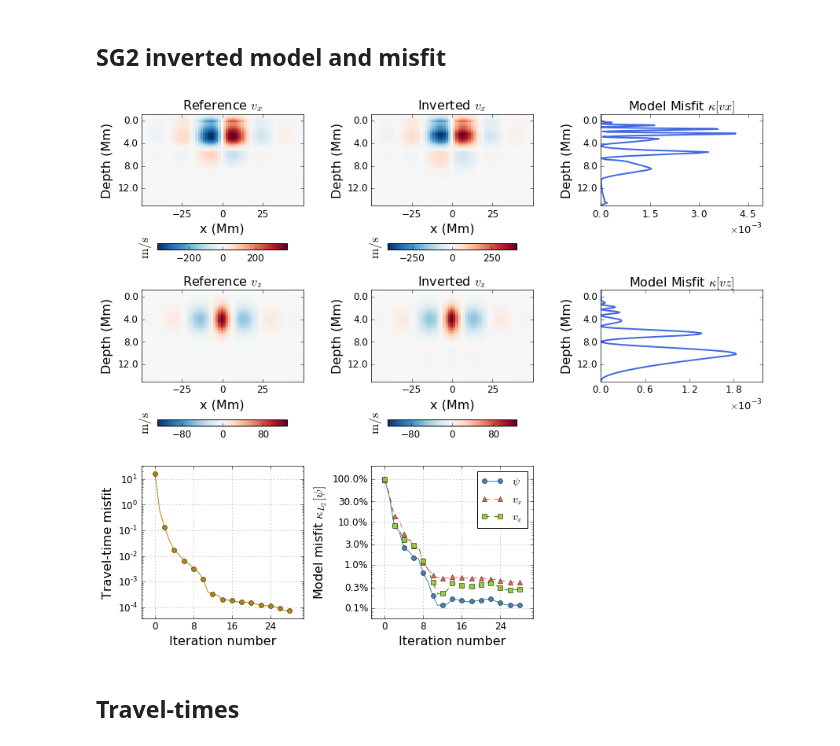
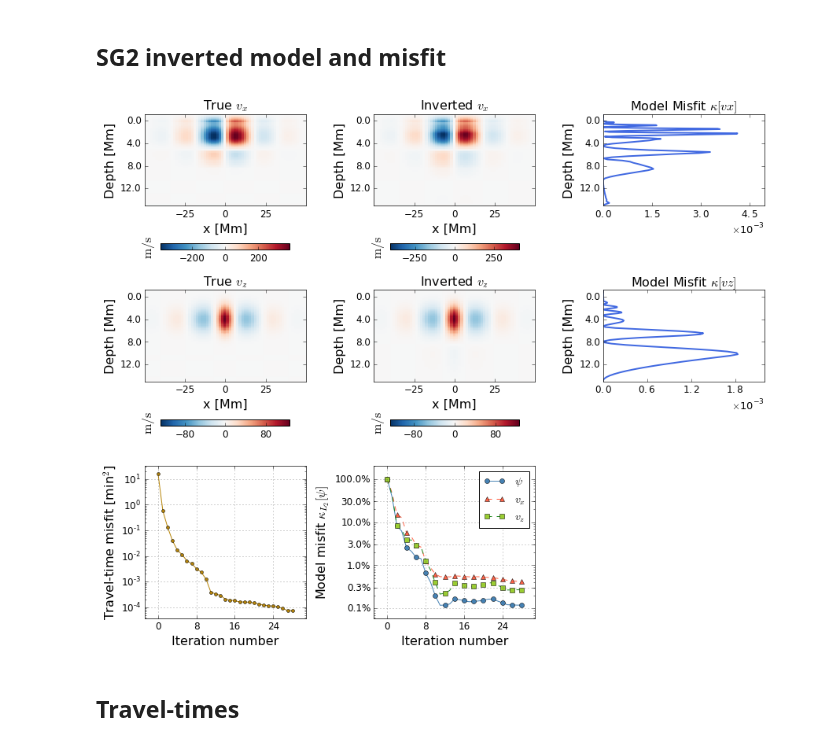
Before and after one commit to jishnub/sparc_flows, a Jupyter notebook: plots_2017_paper.ipynb, the cells around one changed output. Drawn from its saved outputs; the diff is of its cells as text; code cells hidden in the pictures.

```diff
--- a/plots_2017_paper.ipynb
+++ b/plots_2017_paper.ipynb
@@ -320,8 +320,8 @@ def add_subplot(sp_index,array,title=""):
     plt.title(title,y=1.01,fontsize=16)
     ax.set_xlim(-50,50)
     ax.set_ylim(-15,z.max())
-    ax.set_xlabel("x (Mm)",fontsize=16)
-    ax.set_ylabel("Depth (Mm)",fontsize=16)
+    ax.set_xlabel("x [Mm]",fontsize=16)
+    ax.set_ylabel("Depth [Mm]",fontsize=16)
     ax.xaxis.set_major_locator(ticker.MaxNLocator(4,prune="both"))
     ax.yaxis.set_major_locator(ticker.MaxNLocator(5,prune="both"))
     ax.yaxis.set_major_formatter(ticker.FuncFormatter(remove_neg))
@@ -329,10 +329,10 @@ def add_subplot(sp_index,array,title=""):
     axlist[sp_index]=ax
     cblist[sp_index]=cb
 
-add_subplot(331,true_vx,title="Reference $v_x$")
+add_subplot(331,true_vx,title="True $v_x$")
 add_subplot(332,current_vx,title="Inverted $v_x$")
 add_subplot(333,true_vx)
-add_subplot(334,true_vz,title="Reference $v_z$")
+add_subplot(334,true_vz,title="True $v_z$")
 add_subplot(335,current_vz,title="Inverted $v_z$")
 add_subplot(336,true_vz)
 
@@ -350,10 +350,10 @@ for fileno,misfitfile in enumerate(misfitfiles):
 
 
 axlist[337]=plt.subplot(337)
-plotdict = dict(color='darkgoldenrod',marker='o',ls='solid',zorder=1,markevery=2)
+plotdict = dict(color='darkgoldenrod',marker='o',ls='solid',zorder=1,markevery=1,ms=4)
 plt.semilogy(range(len(misfitfiles)),total_misfit,**plotdict)
 plt.tick_params(axis='both', which='major', labelsize=12)
-plt.ylabel('Travel-time misfit',fontsize=16)
+plt.ylabel('Travel-time misfit [min$^2$]',fontsize=16)
 plt.xlabel("Iteration number",fontsize=16)
 plt.margins(x=0.1)
 plt.gca().xaxis.set_major_locator(ticker.MaxNLocator(nbins=6,integer=True,prune="lower"))
@@ -368,10 +368,11 @@ with np.load(os.path.join(datadir,'true_psi_coeffs.npz')) as f:
     kz = f['kz']
 
 psi_true = interpolate.splev(z,(tz,cz_true,kz),ext=1)
+psi_start = interpolate.splev(z,(tz,cz_top,kz),ext=1)
 
-psi_norm = integrate.simps(psi_true**2,x=z)
-vz_norm = integrate.simps(c_sound**2*psi_true**2,x=z)
-vx_norm = integrate.simps(1/rho**2*ddz(rho*c_sound*psi_true)**2,x=z)
+psi_norm = integrate.simps((psi_true-psi_start)**2,x=z)
+vz_norm = integrate.simps(c_sound**2*(psi_true-psi_start)**2,x=z)
+vx_norm = integrate.simps(1/rho**2*ddz(rho*c_sound*(psi_true-psi_start))**2,x=z)
 
 misfit_psi = []
 misfit_vx = []
@@ -392,16 +393,16 @@ for iterno in xrange(len(misfitfiles)):
     misfit_vx_i = integrate.simps(1/rho**2*ddz(rho*c_sound*(psi_true-psi_model))**2,x=z)/vx_norm
     misfit_vx.append(misfit_vx_i)
 
-axlist[338].semilogy(misfit_psi,linestyle='solid',marker='o',
+psi_misfit_line, = axlist[338].semilogy(misfit_psi,linestyle='solid',marker='o',
                      label="$\psi$",color='steelblue',zorder=1,markevery=2)
-axlist[338].semilogy(misfit_vx,linestyle='dashed',marker='^',
+vx_misfit_line,=axlist[338].semilogy(misfit_vx,linestyle='dashed',marker='^',
                      label="$v_x$",color='tomato',zorder=1,markevery=2)
-axlist[338].semilogy(misfit_vz,linestyle='dashed',marker='s',
+vz_misfit_line,=axlist[338].semilogy(misfit_vz,linestyle='dashed',marker='s',
                      label="$v_z$",mfc='yellowgreen',zorder=1,color="forestgreen",markevery=2)
 
 plt.gca().yaxis.set_major_locator(ticker.LogLocator(subs=[1,3]))
 def percent(y,position):
-    s = str(100 * y)
+    s = "{:}".format(100 * y)
 
     # The percent symbol needs escaping in latex
     if matplotlib.rcParams['text.usetex'] is True:
@@ -441,36 +442,88 @@ axlist[333].yaxis.set_major_locator(axlist[332].yaxis.get_major_locator())
 axlist[333].yaxis.set_major_formatter(ticker.FuncFormatter(remove_neg))
 axlist[333].xaxis.set_major_locator(ticker.MaxNLocator(4))
 axlist[333].xaxis.set_major_formatter(ticker.ScalarFormatter(useMathText=True))
 axlist[333].xaxis.get_offset_text().set_fontsize(13)
 axlist[333].ticklabel_format(axis="x",style="sci",scilimits=(0,0))
 axlist[333].set_title(r"Model Misfit $\kappa[vx]$",fontsize=16)
 axlist[333].set_xlim(0,axlist[333].get_xlim()[1]*1.1)
-axlist[333].set_ylabel("Depth (Mm)",fontsize=16)
+axlist[333].set_ylabel("Depth [Mm]",fontsize=16)
 
 axlist[336].set_rasterized(False)
 axlist[336].plot(misfit_vz/misfit_vz_scale,z,color="royalblue",lw=2)
 axlist[336].set_ylim(axlist[335].set_ylim())
 axlist[336].yaxis.set_major_locator(axlist[335].yaxis.get_major_locator())
 axlist[336].yaxis.set_major_formatter(ticker.FuncFormatter(remove_neg))
 axlist[336].xaxis.set_major_locator(ticker.MaxNLocator(4))
 axlist[336].xaxis.set_major_formatter(ticker.ScalarFormatter(useMathText=True))
 axlist[336].xaxis.get_offset_text().set_fontsize(13)
 axlist[336].ticklabel_format(axis="x",style="sci",scilimits=(0,0))
 axlist[336].set_title(r"Model Misfit $\kappa[vz]$",fontsize=16)
 axlist[336].set_xlim(0,axlist[336].get_xlim()[1]*1.1)
-axlist[336].set_ylabel("Depth (Mm)",fontsize=16)
+axlist[336].set_ylabel("Depth [Mm]",fontsize=16)
 
 plt.tight_layout()
 
 cblist[333].ax.set_visible(False)
 cblist[336].ax.set_visible(False)
 
 [plt.setp(ax.spines.values(), linewidth=0.7) for ax in axlist.values()]
 
+# axlist[339]=plt.subplot(339)
+# datadir_list_mc = [datadir]
+# datadir_list_mc.extend([datadir+"_morecoeffs{:d}".format(i) for i in xrange(1,4)])
+# vx_misfits = np.zeros(len(datadir_list_mc))
+# psi_misfits = np.zeros(len(datadir_list_mc))
+# vz_misfits = np.zeros(len(datadir_list_mc))
+# N_coeffs = np.zeros_like(vx_misfits)
+# for datadirno,datadir in enumerate(datadir_list_mc):
+#     f= np.load(os.path.join(datadir,"true_psi_coeffs.npz"))
+#     tz = f['tz']
+#     cz_top = f['cz_top']
+#     cz_true = f['cz_top']+f['cz_bot']
+#     kz = f['kz']
+#     N_coeffs[datadirno] = tz.size-kz-1
+
+#     vx_files = sorted(fnmatch.filter(os.listdir(os.path.join(datadir,"update")),
+#                     "vx_[0-9][0-9].fits"))
+#     iterno = len(vx_files)-1
+#     with np.load(os.path.join(datadir,'update',
+#         'model_psi_{:02d}_coeffs.npz'.format(iterno))) as f:
+#         cz_model = f['z'] + cz_top
+#         psi_model = interpolate.splev(z,(tz,cz_model,kz),ext=1)
+
+#     psi_true = interpolate.splev(z,(tz,cz_true,kz),ext=1)
+#     vx_norm = integrate.simps(1/rho**2*ddz(rho*c_sound*psi_true)**2,x=z)
+
+#     misfit_psi_i = integrate.simps((psi_true-psi_model)**2,x=z)/psi_norm
+#     psi_misfits[datadirno]=misfit_psi_i
+
+#     misfit_vz_i = integrate.simps(c_sound**2*(psi_true-psi_model)**2,x=z)/vz_norm
+#     vz_misfits[datadirno]=misfit_vz_i
+
+#     misfit_vx_i = integrate.simps(1/rho**2*ddz(rho*c_sound*(psi_true-psi_model))**2,x=z)/vx_norm
+#     vx_misfits[datadirno] = misfit_vx_i
+
+# axlist[339].plot(N_coeffs,psi_misfits,marker=psi_misfit_line.get_marker(),ms=6,ls='dashed',
+#                  color=psi_misfit_line.get_color(),label="$\psi$",
+#                  mfc=psi_misfit_line.get_markerfacecolor())
+# axlist[339].plot(N_coeffs,vx_misfits,marker=vx_misfit_line.get_marker(),
+#                  ms=6,ls='dashed',color=vx_misfit_line.get_color(),label="$v_x$",
+#                  mfc=vx_misfit_line.get_markerfacecolor())
+# axlist[339].plot(N_coeffs,vz_misfits,marker=vz_misfit_line.get_marker(),
+#                  ms=6,ls='dashed',color=vz_misfit_line.get_color(),label="$v_z$",
+#                  mfc=vz_misfit_line.get_markerfacecolor())
+# axlist[339].margins(x=0.1,y=0.1)
+# axlist[339].set_xlabel("Number of coefficients",fontsize=16)
+# axlist[339].set_ylabel("Model misfit $\kappa_{L_2}[v_x]$",fontsize=16)
+# axlist[339].yaxis.set_major_formatter(ticker.FuncFormatter(percent))
+# axlist[339].xaxis.set_major_locator(ticker.MaxNLocator(5))
+# plt.tick_params(axis='both', which='major', labelsize=12)
+# plt.legend(loc="best",fontsize=14)
+
 if not os.path.exists("plots"): os.makedirs("plots")
 plt.savefig("plots/f2.eps")
 # %% [output]
-[figure, old version]
+[figure, new version]
 # %% [markdown]
 ## Travel-times
 # %%
```
Also changed, not shown: parts of 2 cells of this notebook, 2 other files.
